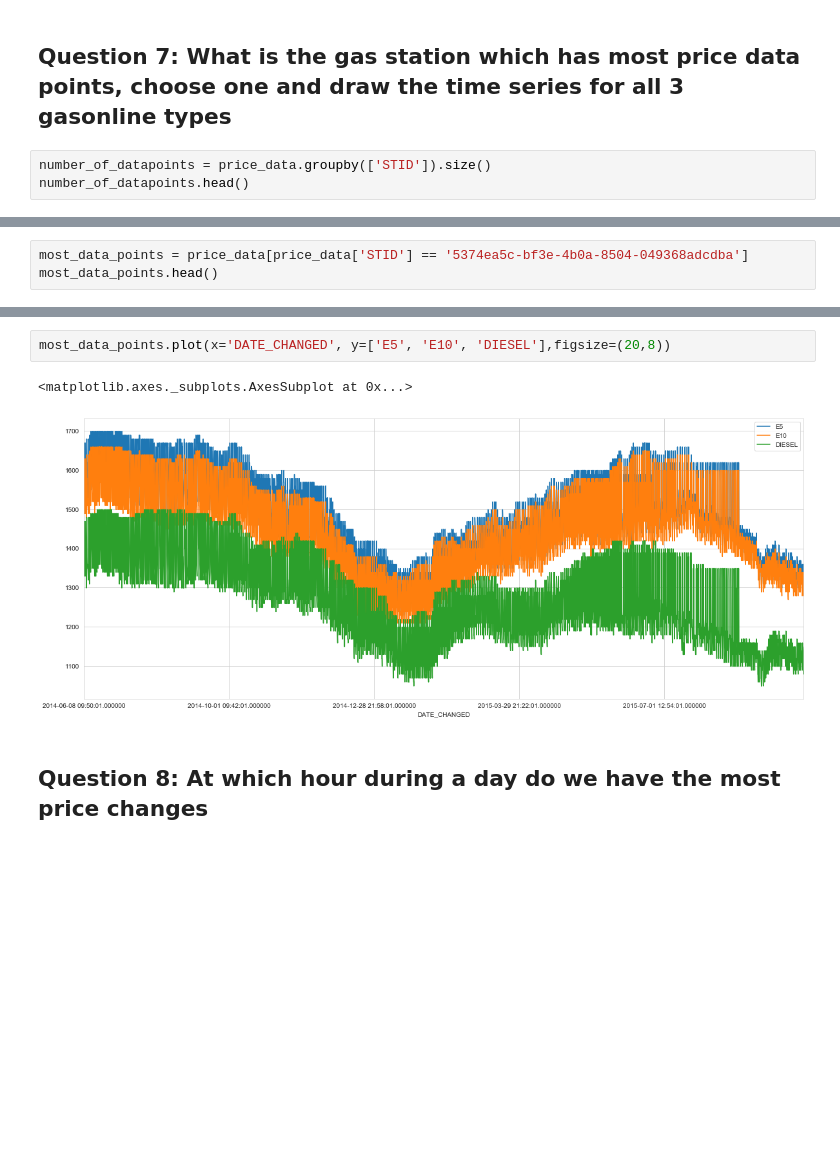
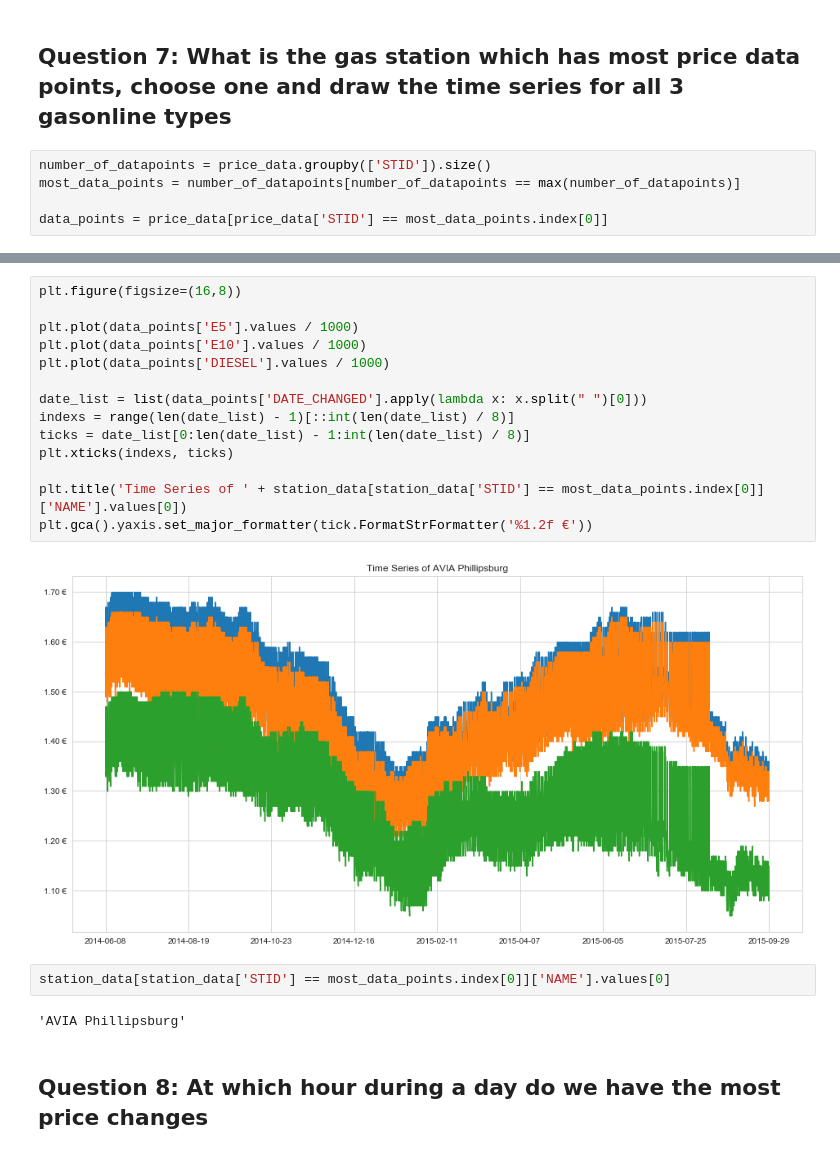
Before and after one commit to ds2019tukl/DS-2019-johannes-schauss, a Jupyter notebook: exercise_1.ipynb, the cells around one changed output, grey strips where cells are left out. Drawn from its saved outputs; the diff is of its cells as text; blank space fills up the shorter version.

```diff
--- a/exercise_1.ipynb
+++ b/exercise_1.ipynb
@@ -580,4 +587,6 @@ print(location.latitude, location.longitude)
 ## Question 7: What is the gas station which has most price data points, choose one and draw the time series for all 3 gasonline types
 # %%
 number_of_datapoints = price_data.groupby(['STID']).size()
-number_of_datapoints.head()
+most_data_points = number_of_datapoints[number_of_datapoints == max(number_of_datapoints)]
+
+data_points = price_data[price_data['STID'] == most_data_points.index[0]]
@@ -598,3 +592,0 @@ dtype: int64
-# %%
-most_data_points = price_data[price_data['STID'] == '5374ea5c-bf3e-4b0a-8504-049368adcdba']
-most_data_points.head()
@@ -608,7 +593,22 @@ most_data_points.head()
-# %%
-most_data_points.plot(x='DATE_CHANGED', y=['E5', 'E10', 'DIESEL'],figsize=(20,8))
-# %% [output]
-<matplotlib.axes._subplots.AxesSubplot at 0x...>
-[figure, removed]
+# %%
+plt.figure(figsize=(16,8))
+
+plt.plot(data_points['E5'].values / 1000)
+plt.plot(data_points['E10'].values / 1000)
+plt.plot(data_points['DIESEL'].values / 1000)
+
+date_list = list(data_points['DATE_CHANGED'].apply(lambda x: x.split(" ")[0]))
+indexs = range(len(date_list) - 1)[::int(len(date_list) / 8)]
+ticks = date_list[0:len(date_list) - 1:int(len(date_list) / 8)]
+plt.xticks(indexs, ticks)
+
+plt.title('Time Series of ' + station_data[station_data['STID'] == most_data_points.index[0]]['NAME'].values[0])
+plt.gca().yaxis.set_major_formatter(tick.FormatStrFormatter('%1.2f €'))
+# %% [output]
+[figure, added]
+# %%
+station_data[station_data['STID'] == most_data_points.index[0]]['NAME'].values[0]
+# %% [output]
+'AVIA Phillipsburg'
 # %% [markdown]
 ## Question 8: At which hour during a day do we have the most price changes
```
Also changed, not shown: parts of 13 cells of this notebook.
